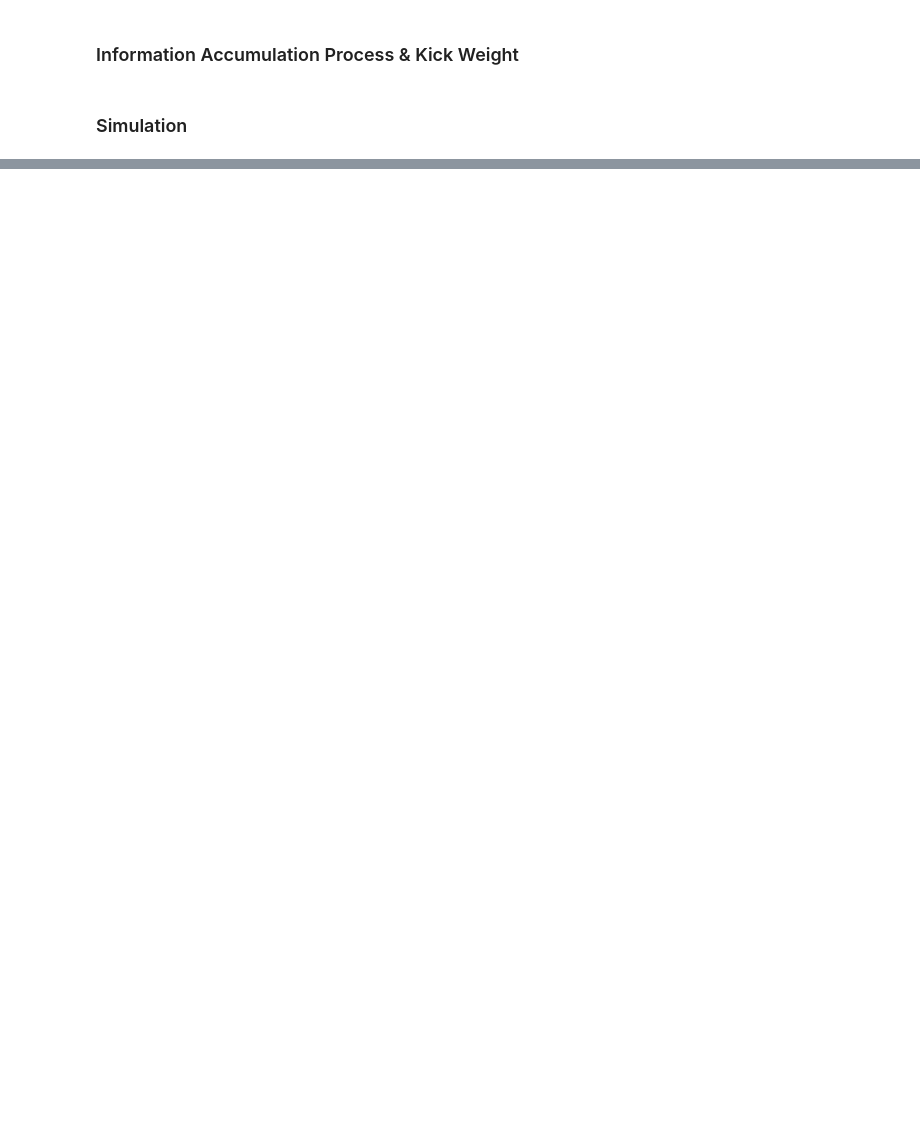
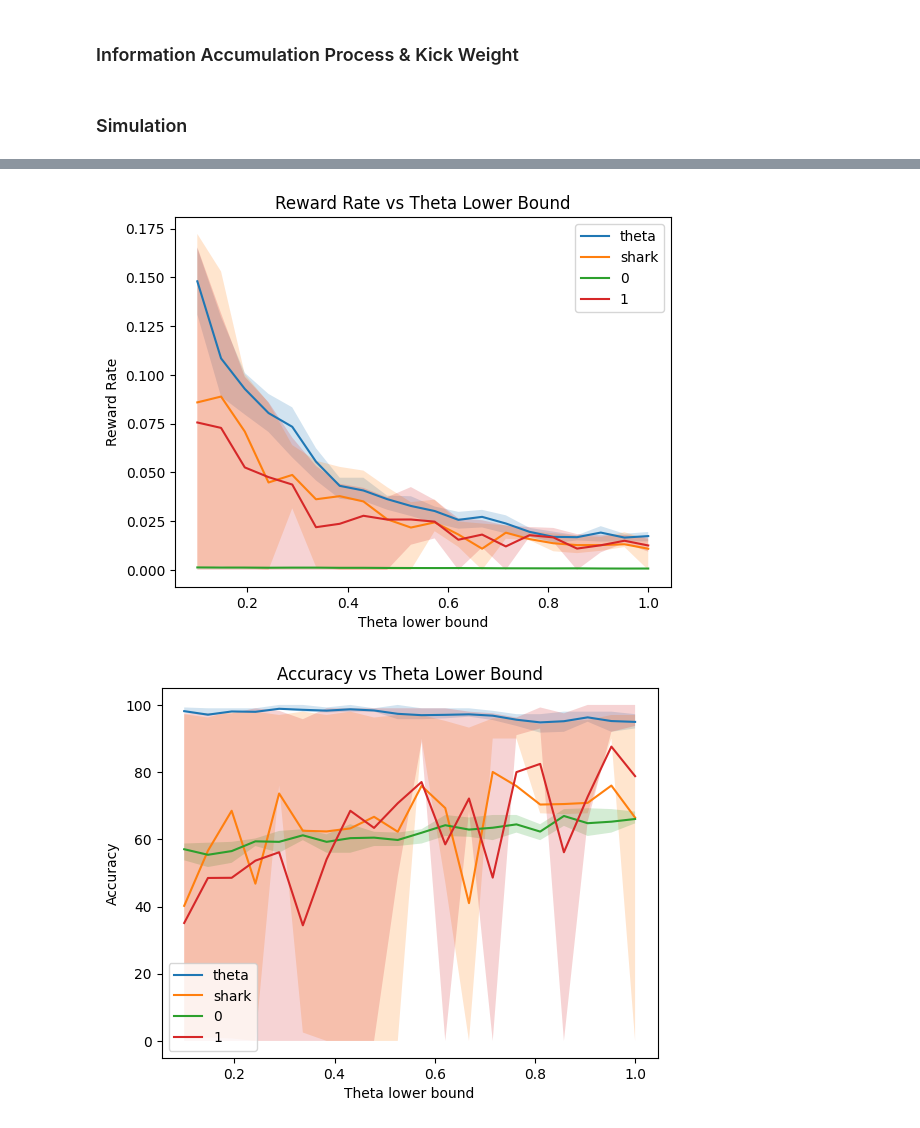
Before and after one commit to fcseidl/social-net-consensus, a Jupyter notebook: heuristic-accumulation.ipynb, the cells around one changed output, grey strips where cells are left out. Saved outputs shown, nothing was run; the diff lists cells and outputs as text; code cells hidden in the pictures; blank space fills up the shorter version.

```diff
--- a/heuristic-accumulation.ipynb
+++ b/heuristic-accumulation.ipynb
@@ -163,0 +211,38 @@ RR(y[:,tstop],1,tstop)
+# %%
+# plot rr and accuracy
+rr, c1, rr25, c25, rr75, c75 = plotting(1,1,.001,.1,stopcondition=.9,functions=["theta","shark",0,1])
+# %%
+plt.plot(np.linspace(.1,1,20),rr["theta"],label="theta")
+plt.plot(np.linspace(.1,1,20),rr["shark"],label="shark")
+plt.plot(np.linspace(.1,1,20),rr["0"],label="0")
+plt.plot(np.linspace(.1,1,20),rr["1"],label="1")
+
+plt.fill_between(np.linspace(.1,1,20),rr25["theta"],rr75["theta"],alpha=.2)
+plt.fill_between(np.linspace(.1,1,20),rr25["shark"],rr75["shark"],alpha=.2)
+plt.fill_between(np.linspace(.1,1,20),rr25["0"],rr75["0"],alpha=.2)
+plt.fill_between(np.linspace(.1,1,20),rr25["1"],rr75["1"],alpha=.2)
+
+plt.xlabel("Theta lower bound")
+plt.ylabel("Reward Rate")
+plt.title("Reward Rate vs Theta Lower Bound")
+plt.legend()
+plt.show()
+
+plt.plot(np.linspace(.1,1,20),c1["theta"],label="theta")
+plt.plot(np.linspace(.1,1,20),c1["shark"],label="shark")
+plt.plot(np.linspace(.1,1,20),c1["0"],label="0")
+plt.plot(np.linspace(.1,1,20),c1["1"],label="1")
+
+plt.fill_between(np.linspace(.1,1,20),c25["theta"],c75["theta"],alpha=.2)
+plt.fill_between(np.linspace(.1,1,20),c25["shark"],c75["shark"],alpha=.2)
+plt.fill_between(np.linspace(.1,1,20),c25["0"],c75["0"],alpha=.2)
+plt.fill_between(np.linspace(.1,1,20),c25["1"],c75["1"],alpha=.2)
+
+plt.xlabel("Theta lower bound")
+plt.ylabel("Accuracy")
+plt.title("Accuracy vs Theta Lower Bound")
+plt.legend()
+plt.show()
+# %% [output]
+[figure, added]
+[figure, added]
```
Also changed, not shown: parts of 12 cells of this notebook, 1 other file.
